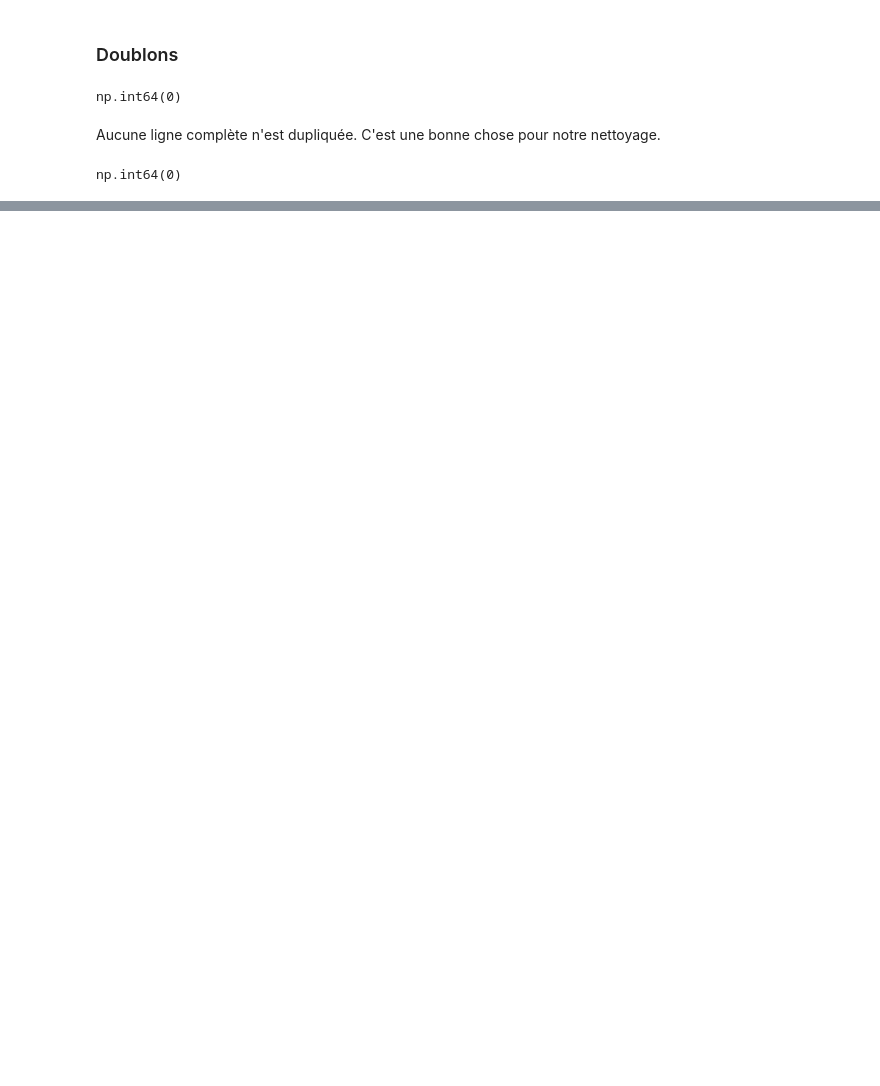
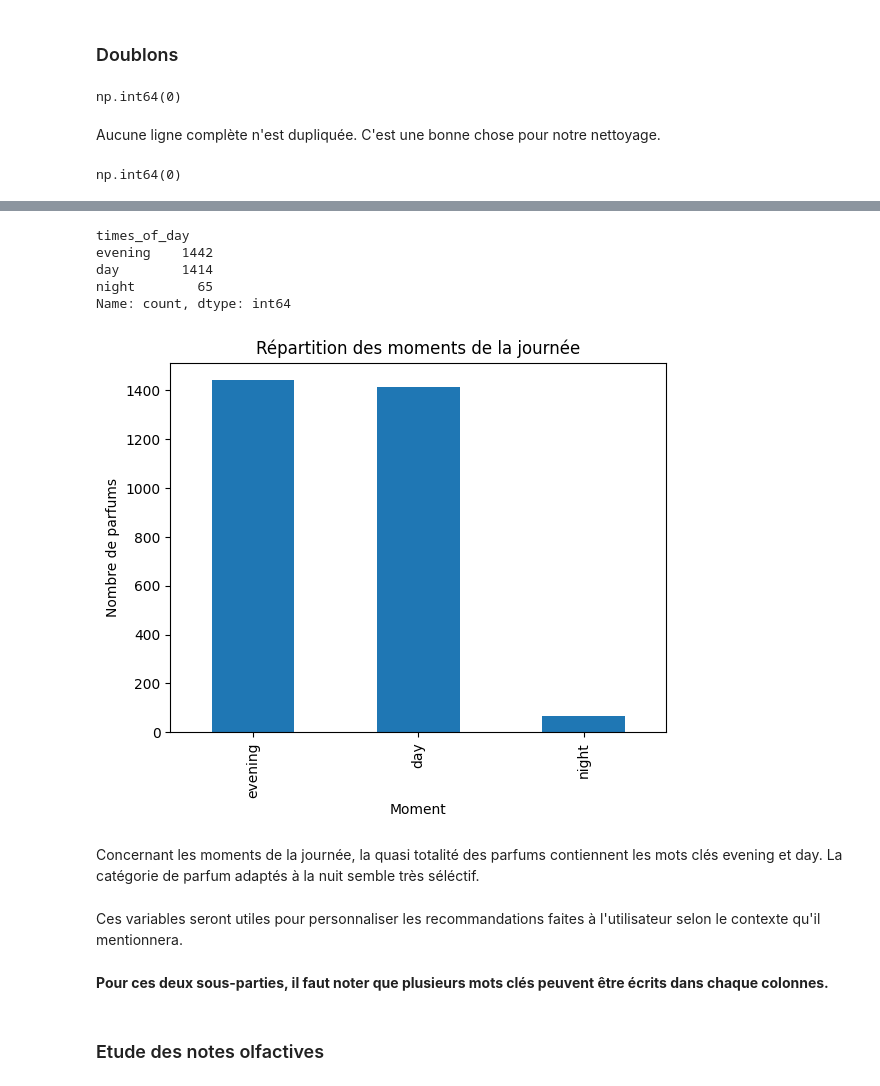
Before and after one commit to lisaroubertie/PerfumRecommendationSystem, a Jupyter notebook: src/exploration.ipynb, the cells around one changed output, grey strips where cells are left out. Drawn from its saved outputs; the diff is of its cells as text; code cells hidden in the pictures; blank space fills up the shorter version.

```diff
--- a/src/exploration.ipynb
+++ b/src/exploration.ipynb
@@ -103,0 +195,24 @@ De la même manière, on constate qu'aucun id de parfum n'est dupliqué. Cela si
+# %%
+df['times_of_day'].str.split('; ').explode().value_counts()
+# %% [output]
+times_of_day
+evening    1442
+day        1414
+night        65
+Name: count, dtype: int64
+# %%
+df['times_of_day'].str.split('; ').explode().value_counts().plot(kind='bar')
+plt.title('Répartition des moments de la journée')
+plt.xlabel('Moment')
+plt.ylabel('Nombre de parfums')
+plt.show()
+# %% [output]
+[figure, added]
+# %% [markdown]
+Concernant les moments de la journée, la quasi totalité des parfums contiennent les mots clés evening et day. La catégorie de parfum adaptés à la nuit semble très séléctif.
+# %% [markdown]
+Ces variables seront utiles pour personnaliser les recommandations faites à l'utilisateur selon le contexte qu'il mentionnera.
+# %% [markdown]
+**Pour ces deux sous-parties, il faut noter que plusieurs mots clés peuvent être écrits dans chaque colonnes.**
+# %% [markdown]
+### Etude des notes olfactives
```
Also changed, not shown: parts of 26 cells of this notebook, 2 other files.
